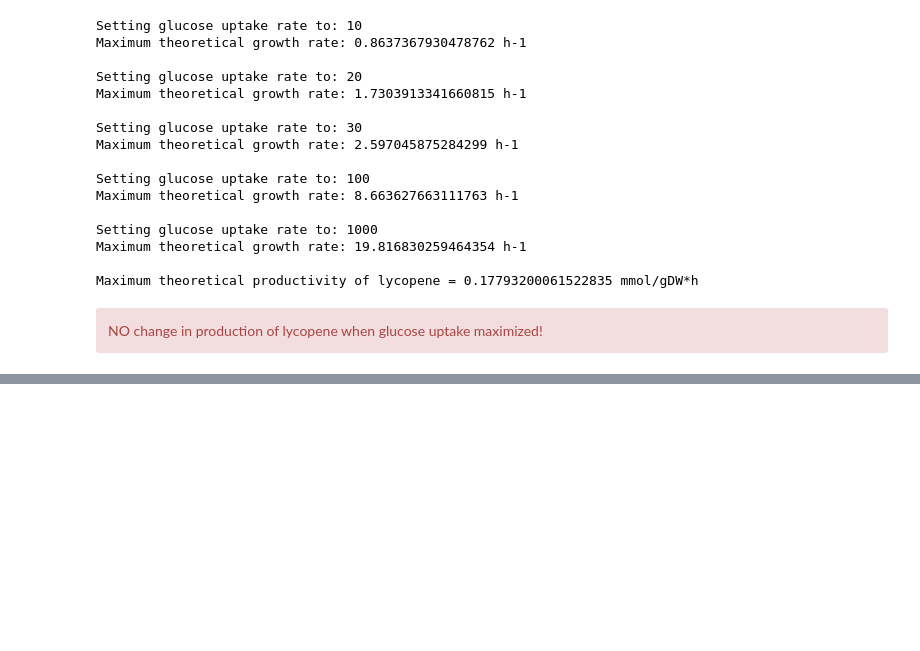
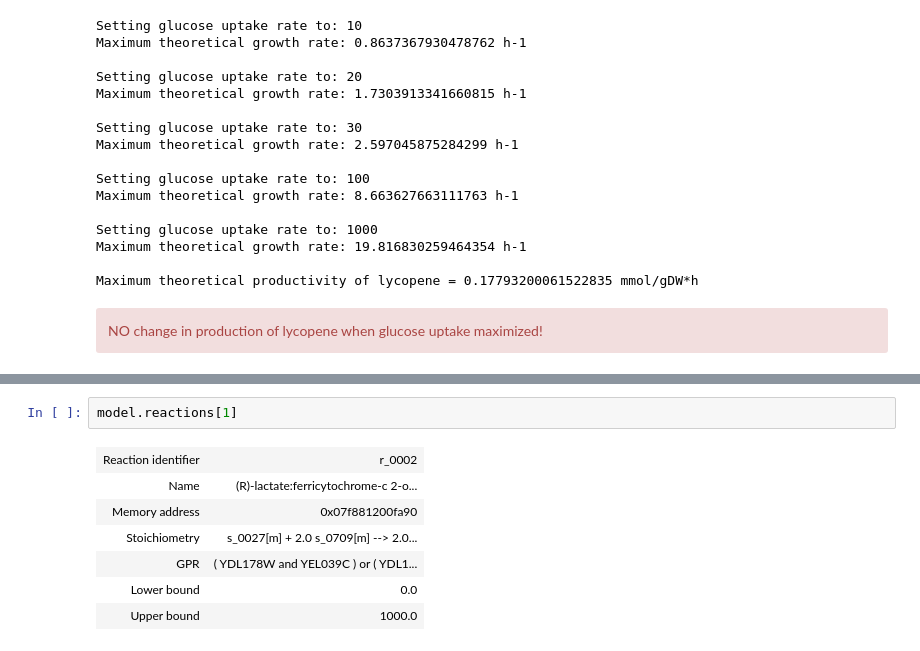
Before and after one commit to 27410/group-assignment-2021-Group-69420-lycopene-production-in-S.cerevisiae, a Jupyter notebook: #_testing_heterolougous_model.ipynb, the cells around one changed output, grey strips where cells are left out. Saved outputs shown, nothing was run; the diff lists cells and outputs as text; blank space fills up the shorter version.

```diff
--- a/#_testing_heterolougous_model.ipynb
+++ b/#_testing_heterolougous_model.ipynb
@@ -103,0 +125,10 @@ Maximum theoretical productivity of lycopene = 0.17793200061522835 mmol/gDW*h
+# %%
+model.reactions[1]
+# %% [output]
+| Reaction identifier | r_0002 |
+| Name | (R)-lactate:ferricytochrome-c 2-o... |
+| Memory address | 0x07f881200fa90 |
+| Stoichiometry | s_0027[m] + 2.0 s_0709[m] --> 2.0... |
+| GPR | ( YDL178W and YEL039C ) or ( YDL1... |
+| Lower bound | 0.0 |
+| Upper bound | 1000.0 |
```
Also changed, not shown: parts of 1 cell of this notebook, 1 other file.
